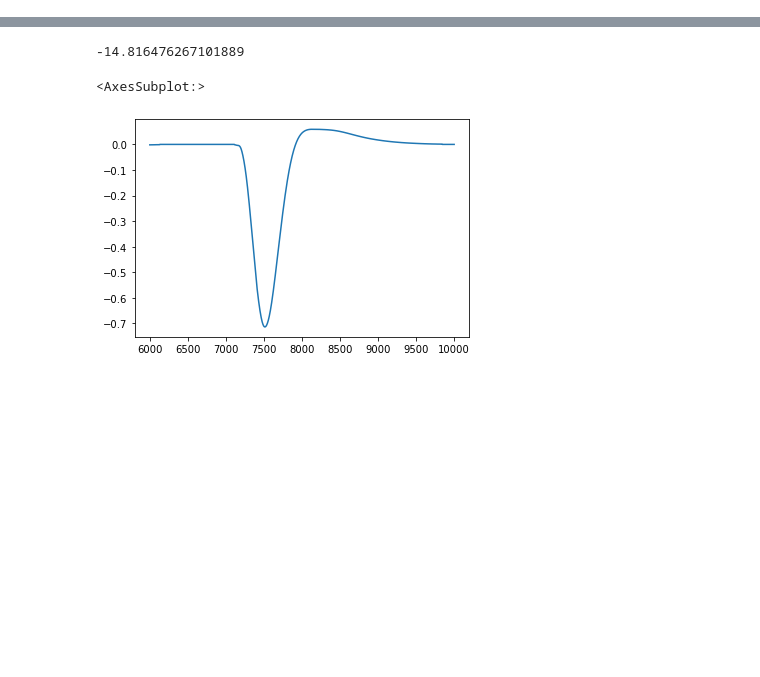
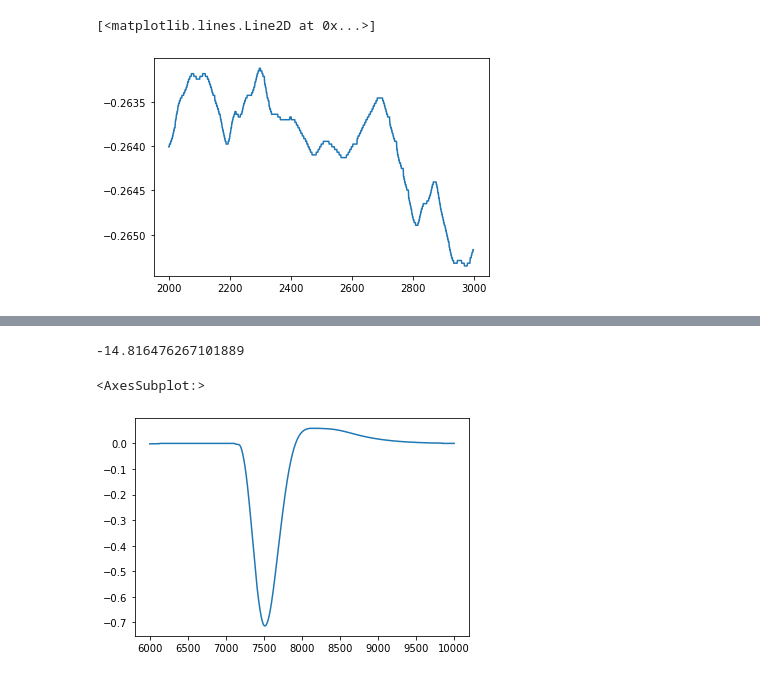
Before and after one commit to frederikt0ft/ROTV-modeling-and-control, a Jupyter notebook: Control/Control_Development.ipynb, the cells around one changed output, grey strips where cells are left out. Drawn from its saved outputs; the diff is of its cells as text; code cells hidden in the pictures; blank space fills up the shorter version.

```diff
--- a/Control/Control_Development.ipynb
+++ b/Control/Control_Development.ipynb
@@ -21,0 +22,5 @@ display(df[8000:9000])
+# %%
+plt.plot(df["x3"][2000:3000])
+# %% [output]
+[<matplotlib.lines.Line2D at 0x...>]
+[figure, added]
```
Also changed, not shown: parts of 3 cells of this notebook, 3 other files.
